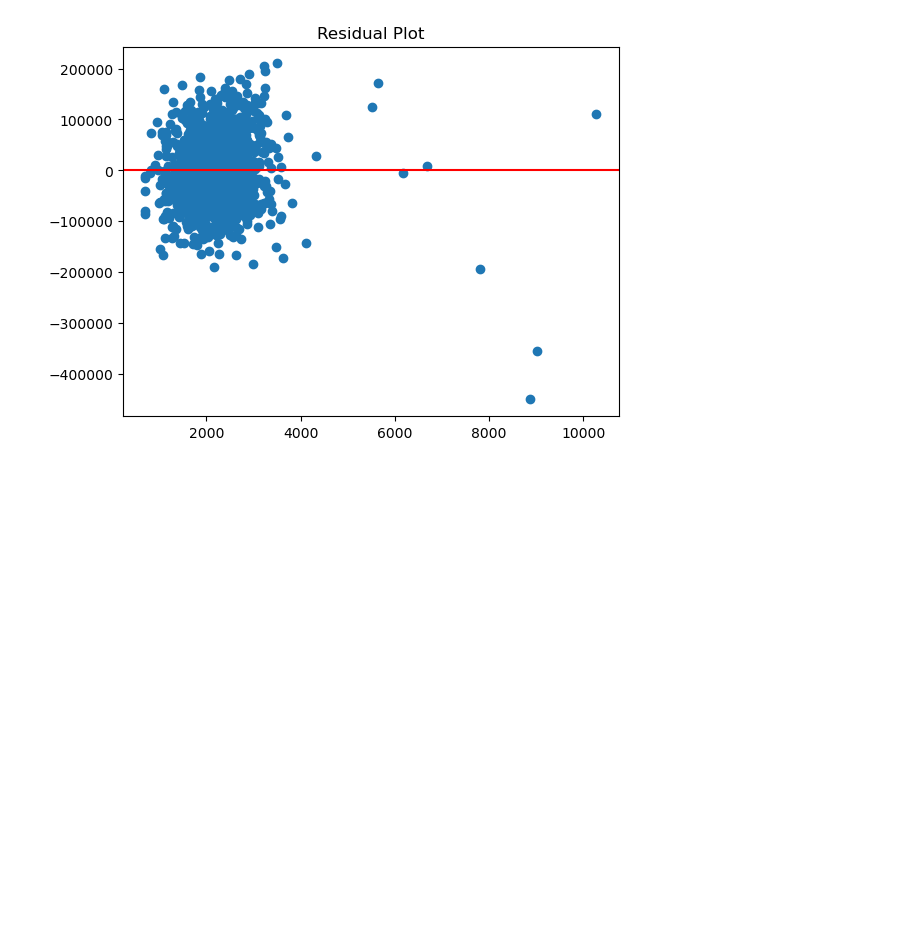
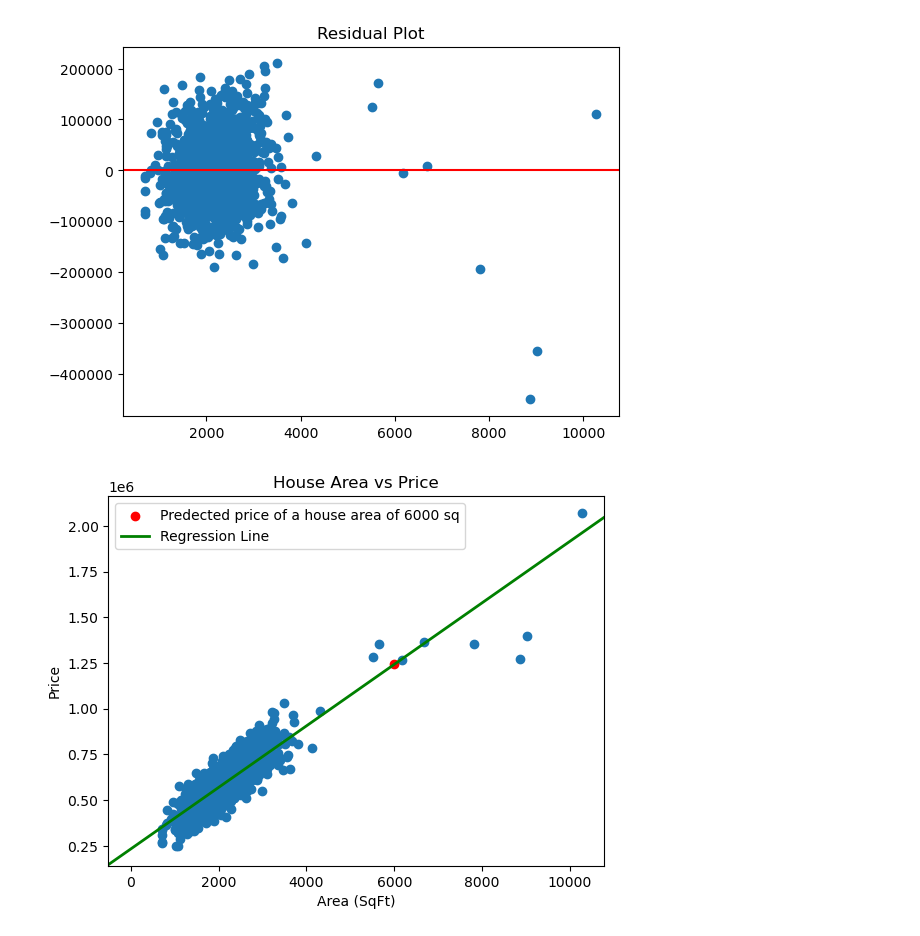
Before and after one commit to mertensblackfyre/data_analysis_projects, a Jupyter notebook: LinearRegression/project1/HousePrices.ipynb, the cells around one changed output. Drawn from its saved outputs; the diff is of its cells as text; code cells hidden in the pictures; blank space fills up the shorter version.

```diff
--- a/LinearRegression/project1/HousePrices.ipynb
+++ b/LinearRegression/project1/HousePrices.ipynb
@@ -129,3 +129,23 @@ plt.title("Residual Plot")
 # %% [output]
 Text(0.5, 1.0, 'Residual Plot')
 [figure]
+# %%
+def predict(area):
+    price = (m*area)+b
+    return price
+
+x = 6000
+price = predict(x)
+
+fig = plt.figure()
+ax = fig.add_subplot()
+ax.scatter(x=ndf.Area_SqFt,y=ndf.Price);
+ax.scatter(x, price, c='red',label=f"Predected price of a house area of {x} sq")
+ax.axline(xy1=(0, b), slope=m, color='green', lw=2, label="Regression Line")
+ax.set_xlabel("Area (SqFt)")
+ax.set_ylabel("Price")
+ax.set_title("House Area vs Price")
+ax.legend()
+plt.show()
+# %% [output]
+[figure, added]
```
Also changed, not shown: parts of 1 cell of this notebook, 1 other file.
